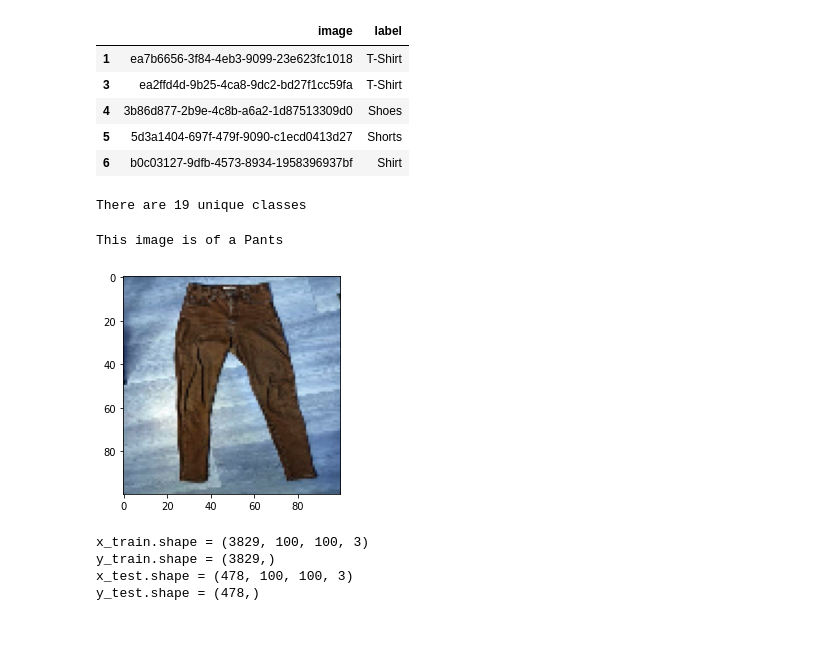
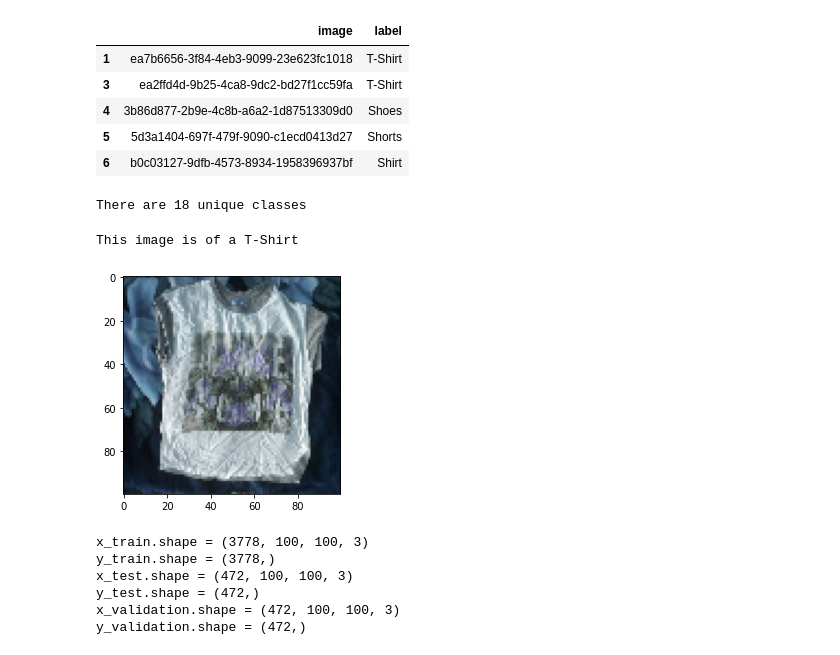
Before and after one commit to ahmedmoh1234/Graduation-Project, a Jupyter notebook: Clothes Description Module/Clothes_Description_Module.ipynb, the cells around one changed output. Saved outputs shown, nothing was run; the diff lists cells and outputs as text; code cells hidden in the pictures.

```diff
--- a/Clothes Description Module/Clothes_Description_Module.ipynb
+++ b/Clothes Description Module/Clothes_Description_Module.ipynb
@@ -39,8 +39,9 @@ df.head()
 | 3 | ea2ffd4d-9b25-4ca8-9dc2-bd27f1cc59fa | 43 | T-Shirt | False |
 | 4 | 3b86d877-2b9e-4c8b-a6a2-1d87513309d0 | 189 | Shoes | False |
 # %%
-#Remove all entries with label = Not sure
+#Remove all entries with label = Not sure or label = Other
 df = df[df['label'] != 'Not sure']
+df = df[df['label'] != 'Other']
 #Remove colums: sender_id and kids
 df = df.drop(['sender_id', 'kids'], axis=1)
 df.head()
@@ -59,7 +60,7 @@ class_ids = dict()
 for i in range(len(class_names)):
     class_ids[class_names[i]] = i
 # %% [output]
-There are 19 unique classes
+There are 18 unique classes
 # %%
 image_width = image_height = 100
 total_images = 5000
@@ -91,13 +92,13 @@ x_validation = np.array(images[m + m_test + 1:]).astype(float)
 y_validation = np.array(images_labels[m + m_test + 1:])
 # %%
 #Show an image from x_train
-index = 1500
+index = 11
 plt.imshow(x_train[index].astype(np.uint8))
 print(f'This image is of a {class_names[y_train[index]]}')
 plt.show()
 # %% [output]
-This image is of a Pants
+This image is of a T-Shirt
-[figure, old version]
+[figure, new version]
 # %%
 #Number of training examples
 m = x_train.shape[0]
@@ -114,10 +115,12 @@ print(f'y_test.shape = {y_test.shape}')
 print(f'x_validation.shape = {x_validation.shape}')
 print(f'y_validation.shape = {y_validation.shape}')
 # %% [output]
-x_train.shape = (3829, 100, 100, 3)
-y_train.shape = (3829,)
-x_test.shape = (478, 100, 100, 3)
-y_test.shape = (478,)
+x_train.shape = (3778, 100, 100, 3)
+y_train.shape = (3778,)
+x_test.shape = (472, 100, 100, 3)
+y_test.shape = (472,)
+x_validation.shape = (472, 100, 100, 3)
+y_validation.shape = (472,)
 # %%
 # Create a convolutional neural network (CNN)
 model = tf.keras.models.Sequential([
```
Also changed, not shown: parts of 7 cells of this notebook, 1 other file.
